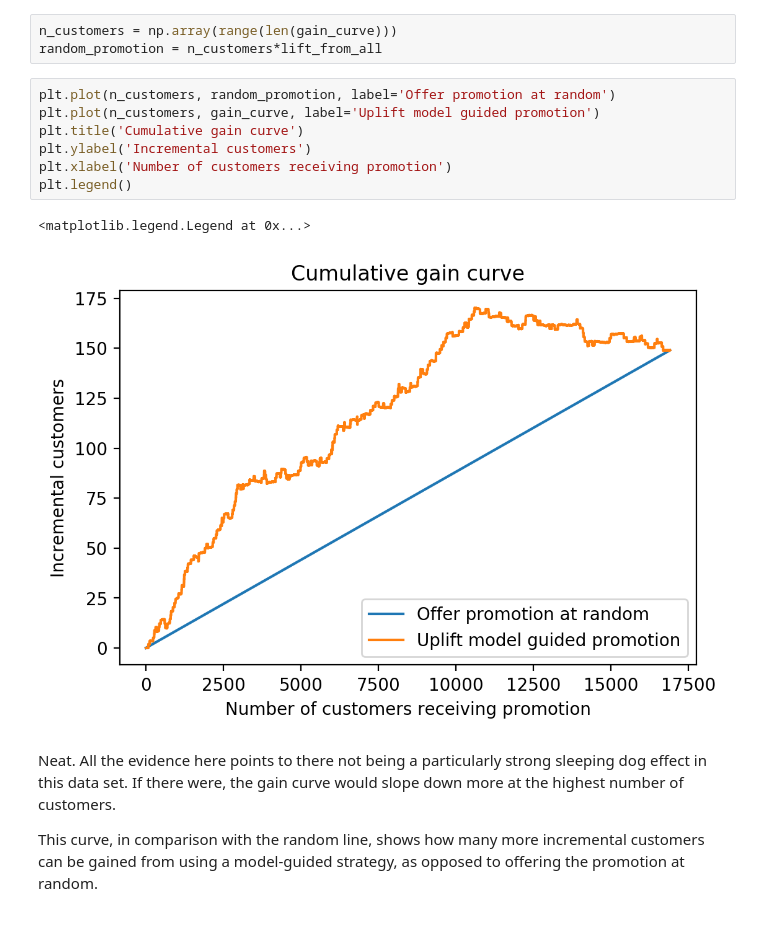
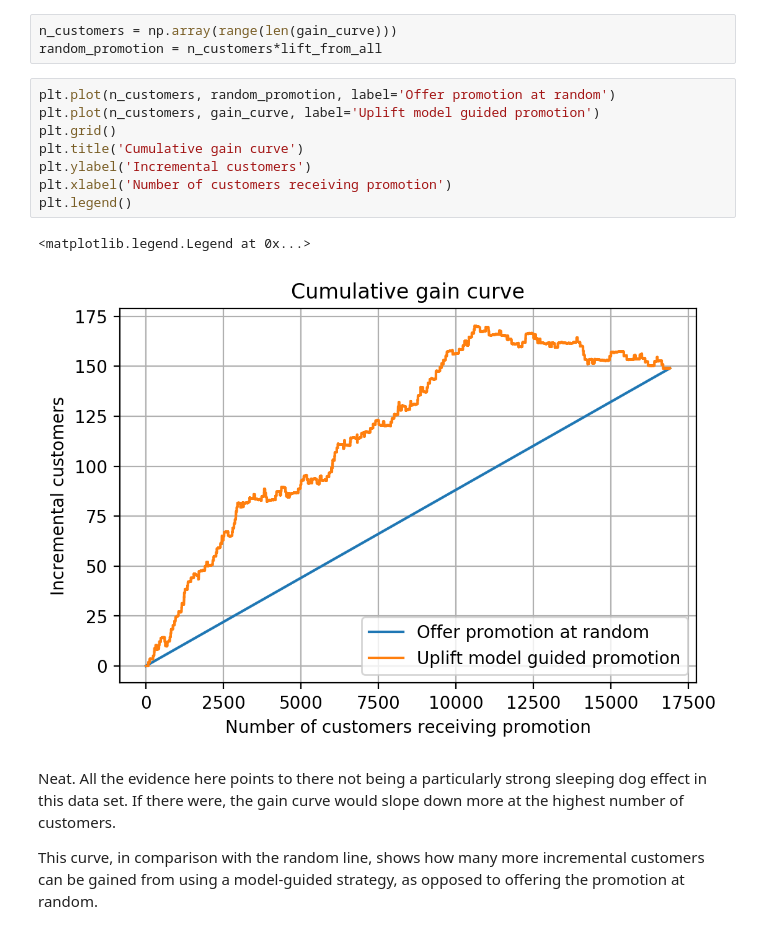
Before and after one commit to klostest/uplift_modeling, a Jupyter notebook: Uplift_modeling_introduction_with_example.ipynb, the cells around one changed output. Drawn from its saved outputs; the diff is of its cells as text.

Commit message:
Plot adjustments

```diff
--- a/Uplift_modeling_introduction_with_example.ipynb
+++ b/Uplift_modeling_introduction_with_example.ipynb
@@ -689,13 +698,14 @@ random_promotion = n_customers*lift_from_all
 # %%
 plt.plot(n_customers, random_promotion, label='Offer promotion at random')
 plt.plot(n_customers, gain_curve, label='Uplift model guided promotion')
+plt.grid()
 plt.title('Cumulative gain curve')
 plt.ylabel('Incremental customers')
 plt.xlabel('Number of customers receiving promotion')
 plt.legend()
 # %% [output]
 <matplotlib.legend.Legend at 0x...>
-[figure, old version]
+[figure, new version]
 # %% [markdown]
 Neat. All the evidence here points to there not being a particularly strong sleeping dog effect in this data set. If there were, the gain curve would slope down more at the highest number of customers.
 
```
Also changed, not shown: parts of 3 cells of this notebook.
